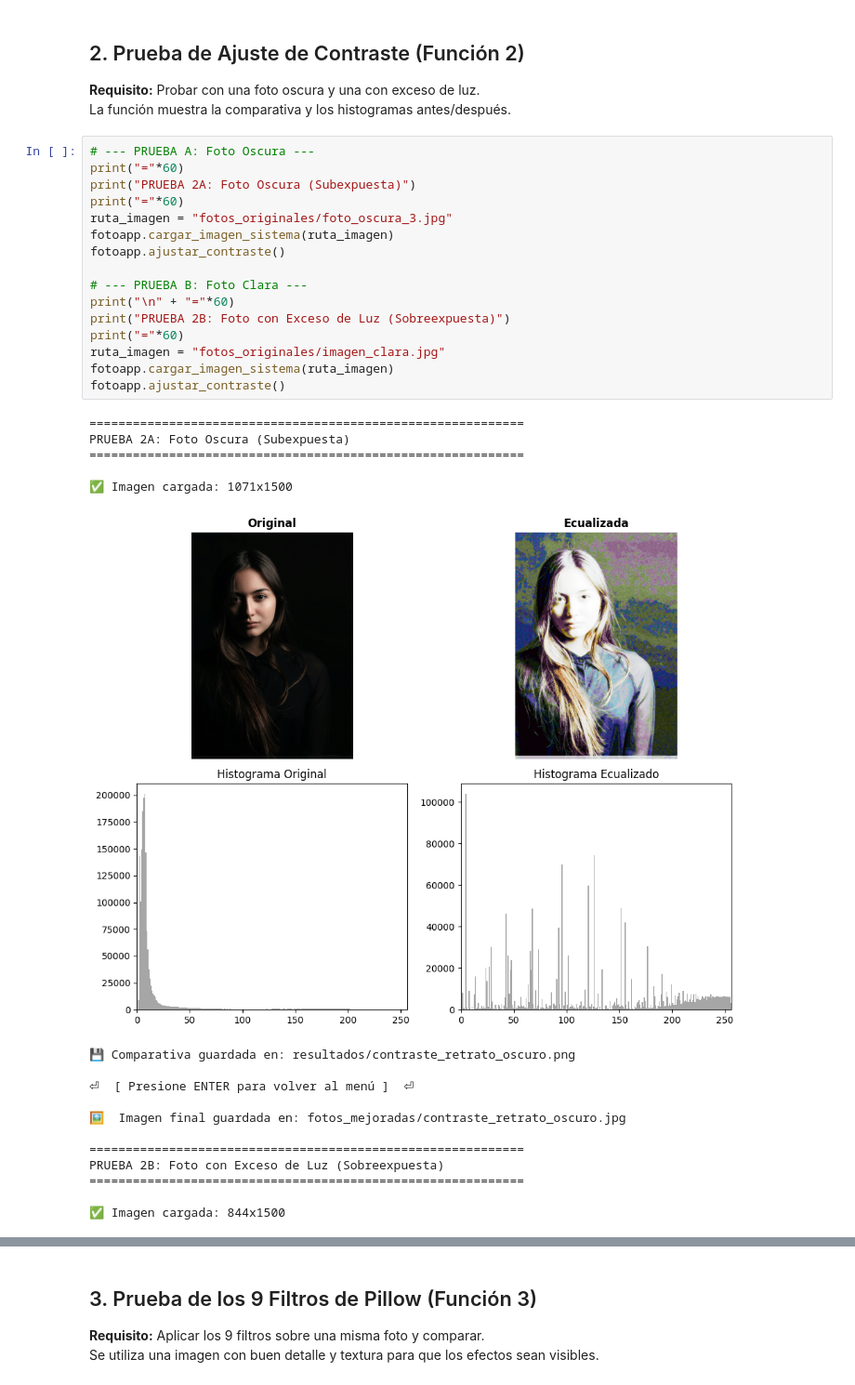
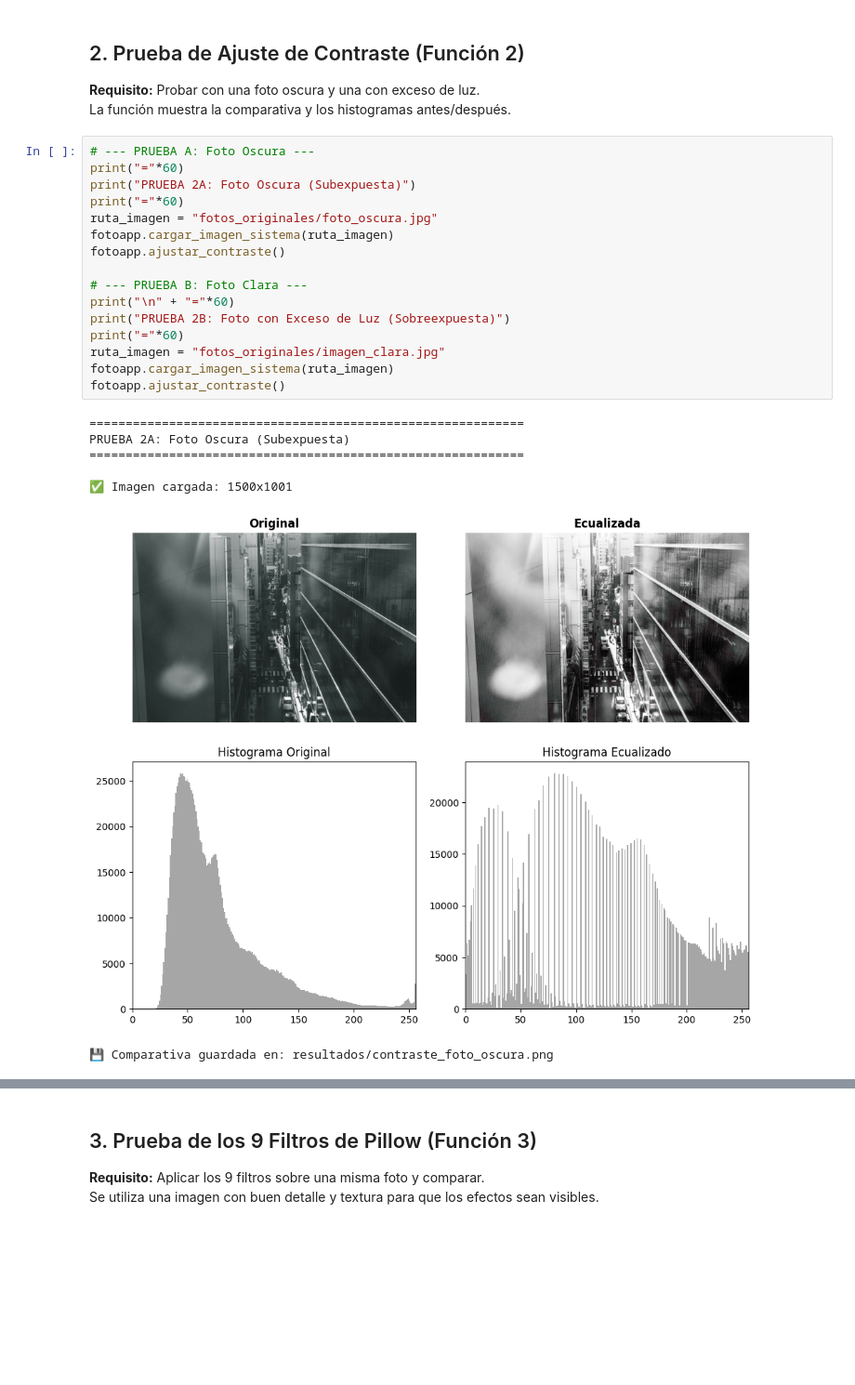
Before and after one commit to chrismoffardin/Proyecto_2_Moreno-Moffardin, a Jupyter notebook: fotoapp_testdev.ipynb, the cells around one changed output, grey strips where cells are left out. Shown at 93% size. Drawn from its saved outputs; the diff is of its cells as text; blank space fills up the shorter version.

```diff
--- a/fotoapp_testdev.ipynb
+++ b/fotoapp_testdev.ipynb
@@ -78,34 +78,24 @@ La función muestra la comparativa y los histogramas antes/después.
 # %%
 # --- PRUEBA A: Foto Oscura ---
 print("="*60)
 print("PRUEBA 2A: Foto Oscura (Subexpuesta)")
 print("="*60)
-ruta_imagen = "fotos_originales/foto_oscura_3.jpg"
+ruta_imagen = "fotos_originales/foto_oscura.jpg"
 fotoapp.cargar_imagen_sistema(ruta_imagen)
 fotoapp.ajustar_contraste()
 
 # --- PRUEBA B: Foto Clara ---
 print("\n" + "="*60)
 print("PRUEBA 2B: Foto con Exceso de Luz (Sobreexpuesta)")
 print("="*60)
 ruta_imagen = "fotos_originales/imagen_clara.jpg"
 fotoapp.cargar_imagen_sistema(ruta_imagen)
 fotoapp.ajustar_contraste()
 # %% [output]
 ============================================================
 PRUEBA 2A: Foto Oscura (Subexpuesta)
 ============================================================
 
-✅ Imagen cargada: 1071x1500
+✅ Imagen cargada: 1500x1001
-[figure, old version]
+[figure, new version]
-💾 Comparativa guardada en: resultados/contraste_retrato_oscuro.png
-
-⏎  [ Presione ENTER para volver al menú ]  ⏎
-
-🖼️  Imagen final guardada en: fotos_mejoradas/contraste_retrato_oscuro.jpg
-
-============================================================
-PRUEBA 2B: Foto con Exceso de Luz (Sobreexpuesta)
-============================================================
-
-✅ Imagen cargada: 844x1500
+💾 Comparativa guardada en: resultados/contraste_foto_oscura.png
```
Also changed, not shown: parts of 2 cells of this notebook.
